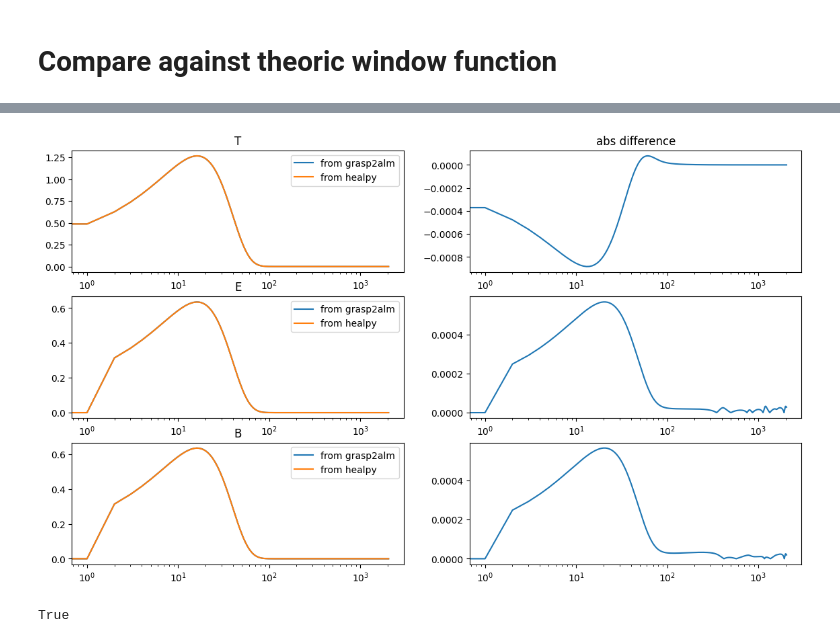
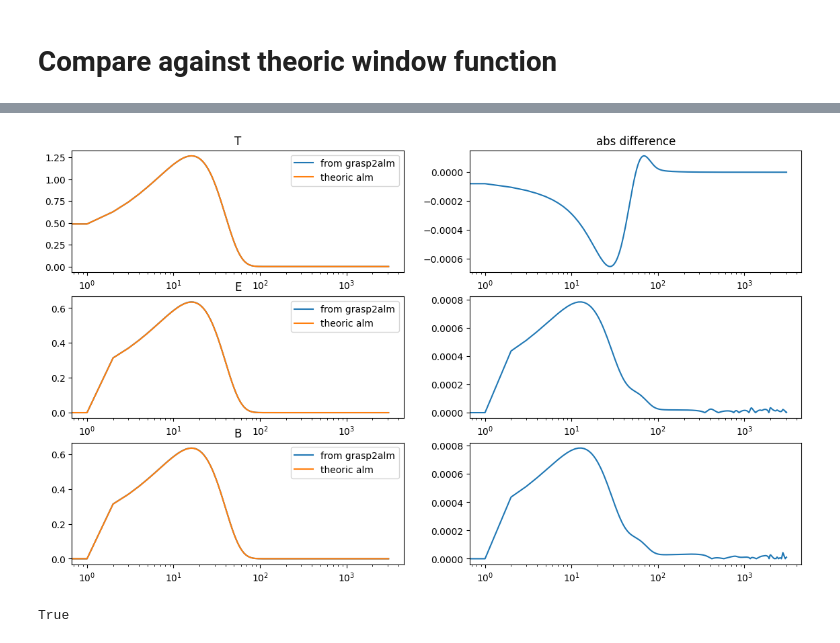
Before and after one commit to teob97/grasp2alm, a Jupyter notebook: notebooks/test.ipynb, the cells around one changed output, grey strips where cells are left out. Saved outputs shown, nothing was run; the diff lists cells and outputs as text; code cells hidden in the pictures.

Commit message:
More info about beam and alm

```diff
--- a/notebooks/test.ipynb
+++ b/notebooks/test.ipynb
@@ -9,7 +9,7 @@ from math import factorial
 # %%
 pol = True
 nside: int = 1024
-lmax: int = 2*nside
+lmax: int = 3*nside-1
 beam_fwhm_deg = np.rad2deg(hp.nside2resol(nside))*100
 beam_fwhm = np.deg2rad(beam_fwhm_deg)
 beam_sigma = beam_fwhm/np.sqrt(8.0*np.log(2.0))
@@ -125,7 +150,7 @@ def my_blm_gauss(fwhm:float, lmax:int, pol:bool=False):
 
     return blm
 # %%
-blm=hp.blm_gauss(beam_fwhm, lmax=lmax, pol=pol)
+#blm=hp.blm_gauss(beam_fwhm, lmax=lmax, pol=pol)
 blm=my_blm_gauss(beam_fwhm, lmax=lmax, pol=pol)
 # %%
 index_0 = hp.Alm.getidx(lmax, np.arange(lmax), 0)
@@ -144,18 +169,18 @@ alm_hp = np.array([alm_T_0_hp, alm_E_2_hp, alm_B_2_hp])
 # %%
 fig, axs = plt.subplots(3,2, figsize=(14,8))
 for indx, stokes in enumerate('TEB'):
     axs[indx,0].plot(abs(alm_yusuke[indx]), label='from grasp2alm')
-    axs[indx,0].plot(abs(alm_hp[indx]), label='from healpy')
+    axs[indx,0].plot(abs(alm_hp[indx]), label='theoric alm')
     axs[indx,0].set_title(stokes)
     axs[indx,0].legend()
 
     axs[0,1].set_title('abs difference')
     axs[indx,1].plot(abs(alm_yusuke[indx])-abs(alm_hp[indx]))
 
     axs[indx,0].set_xscale('log')
     axs[indx,1].set_xscale('log')
 # %% [output]
-[figure, old version]
+[figure, new version]
 # %%
 np.allclose(alm_yusuke[0], alm_hp[0], atol=1e-3)
 # %% [output]
```
Also changed, not shown: parts of 6 cells of this notebook.
